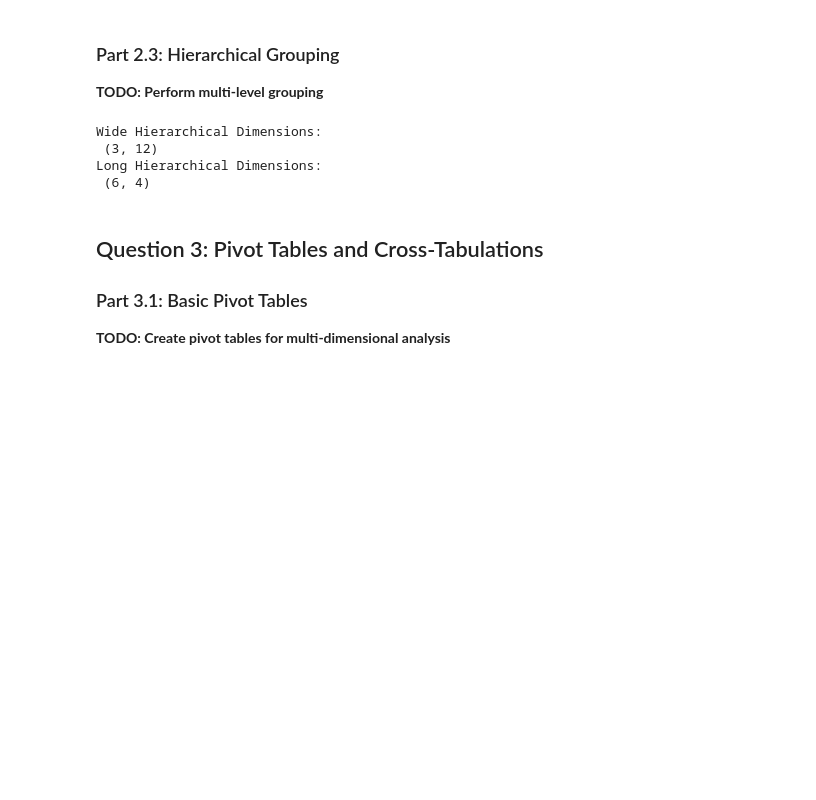
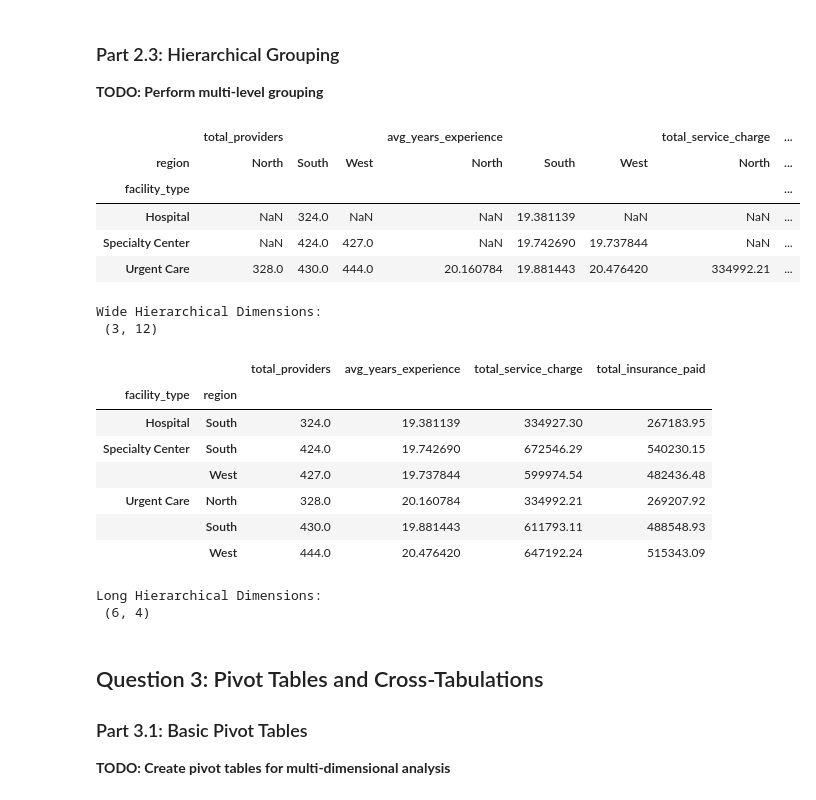
Before and after one commit to UCSF-DataSci/ds217-08-group-filter-and-flow-thomasblakely, a Jupyter notebook: assignment.ipynb, the cells around one changed output. Saved outputs shown, nothing was run; the diff lists cells and outputs as text; code cells hidden in the pictures; blank space fills up the shorter version.

```diff
--- a/assignment.ipynb
+++ b/assignment.ipynb
@@ -269,36 +290,52 @@ with open('output/q2_performance_report.txt', 'w') as file:
 # %%
 # Group by facility type and region and
 # calculate statistics for each facility_type-region combination
 hierarchical = merged_df.groupby(['facility_type', 'region']).agg({
     'provider_id' : 'nunique',
     'years_experience' : 'mean',
     'service_charge' : 'sum',
     'insurance_paid' : 'sum'
 })
 hierarchical = hierarchical.rename(columns = {
     'provider_id' : 'total_providers',
     'years_experience' : 'avg_years_experience',
     'service_charge' : 'total_service_charge',
     'insurance_paid' : 'total_insurance_paid'
 })
 
 # Use unstack to convert to wide format
 wide_hierarchical = hierarchical.unstack()
 
 # Use stack to convert back to long format
 long_hierarchical = wide_hierarchical.stack()
 
 # Analyze the hierarchical structure
+display(wide_hierarchical)
 print("Wide Hierarchical Dimensions:\n", wide_hierarchical.shape)
+display(long_hierarchical)
 print("Long Hierarchical Dimensions:\n", long_hierarchical.shape)
 
 # Save results as 'output/q2_hierarchical_analysis.csv'
 hierarchical.to_csv('output/q2_hierarchical_analysis.csv')
 # %% [output]
+|  | total_providers |  |  | avg_years_experience |  |  | total_service_charge | ... |
+| region | North | South | West | North | South | West | North | ... |
+| facility_type |  |  |  |  |  |  |  | ... |
+| Hospital | NaN | 324.0 | NaN | NaN | 19.381139 | NaN | NaN | ... |
+| Specialty Center | NaN | 424.0 | 427.0 | NaN | 19.742690 | 19.737844 | NaN | ... |
+| Urgent Care | 328.0 | 430.0 | 444.0 | 20.160784 | 19.881443 | 20.476420 | 334992.21 | ... |
 Wide Hierarchical Dimensions:
  (3, 12)
-Long Hierarchical Dimensions:
- (6, 4)
+|  |  | total_providers | avg_years_experience | total_service_charge | total_insurance_paid |
+| facility_type | region |  |  |  |  |
+| Hospital | South | 324.0 | 19.381139 | 334927.30 | 267183.95 |
+| Specialty Center | South | 424.0 | 19.742690 | 672546.29 | 540230.15 |
+|  | West | 427.0 | 19.737844 | 599974.54 | 482436.48 |
+| Urgent Care | North | 328.0 | 20.160784 | 334992.21 | 269207.92 |
+|  | South | 430.0 | 19.881443 | 611793.11 | 488548.93 |
+|  | West | 444.0 | 20.476420 | 647192.24 | 515343.09 |
+Long Hierarchical Dimensions:
+ (6, 4)
 # %% [markdown]
 ## Question 3: Pivot Tables and Cross-Tabulations
 
```
Also changed, not shown: parts of 5 cells of this notebook.
